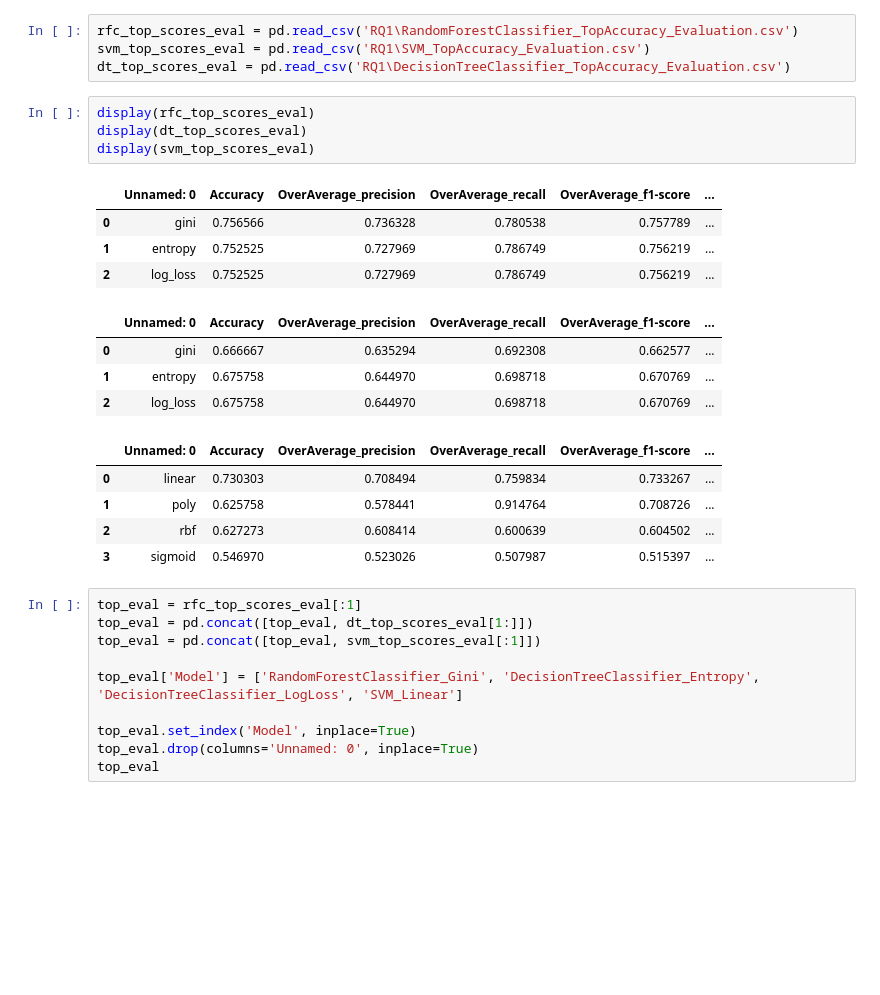
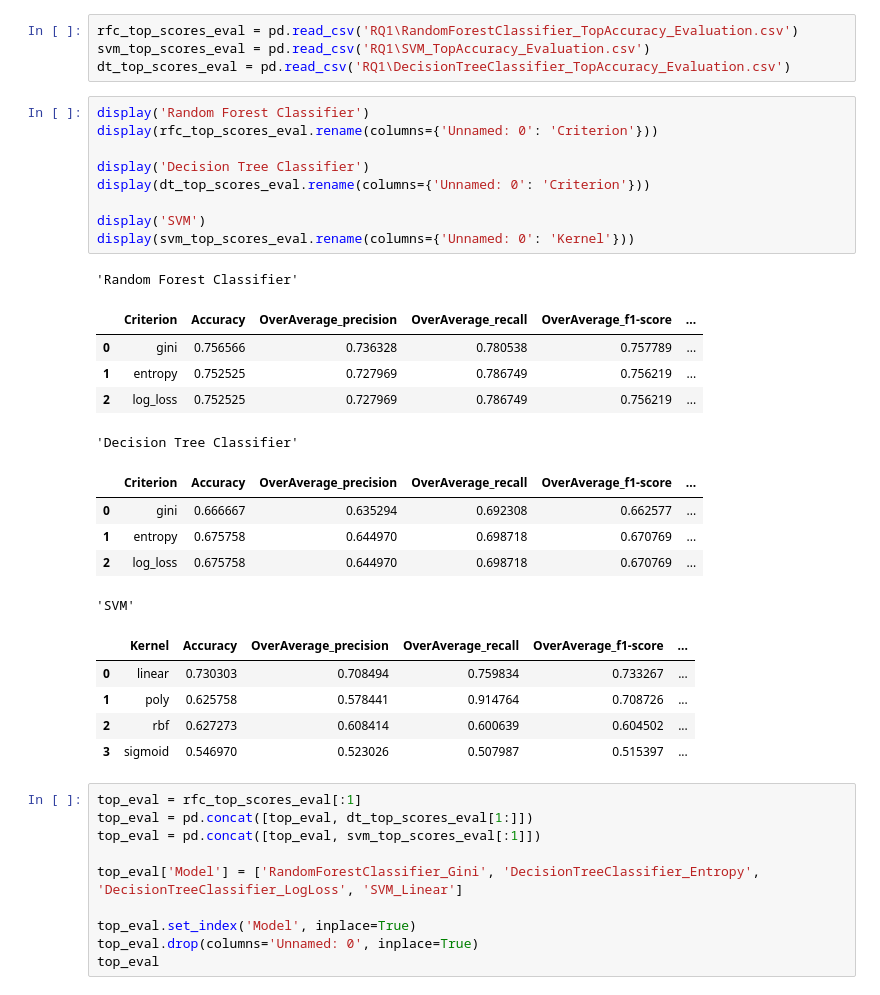
Before and after one commit to pokkyy/FYP-SkillAnalytics, a Jupyter notebook: PIAAC_RO1.ipynb, the cells around one changed output. Saved outputs shown, nothing was run; the diff lists cells and outputs as text; blank space fills up the shorter version.

```diff
--- a/PIAAC_RO1.ipynb
+++ b/PIAAC_RO1.ipynb
@@ -897,24 +897,32 @@ display(svm_importance_df)
 rfc_top_scores_eval = pd.read_csv('RQ1\RandomForestClassifier_TopAccuracy_Evaluation.csv')
 svm_top_scores_eval = pd.read_csv('RQ1\SVM_TopAccuracy_Evaluation.csv')
 dt_top_scores_eval = pd.read_csv('RQ1\DecisionTreeClassifier_TopAccuracy_Evaluation.csv')
-# %%
-display(rfc_top_scores_eval)
-display(dt_top_scores_eval)
-display(svm_top_scores_eval)
-# %% [output]
-|  | Unnamed: 0 | Accuracy | OverAverage_precision | OverAverage_recall | OverAverage_f1-score | ... |
-| 0 | gini | 0.756566 | 0.736328 | 0.780538 | 0.757789 | ... |
-| 1 | entropy | 0.752525 | 0.727969 | 0.786749 | 0.756219 | ... |
-| 2 | log_loss | 0.752525 | 0.727969 | 0.786749 | 0.756219 | ... |
-|  | Unnamed: 0 | Accuracy | OverAverage_precision | OverAverage_recall | OverAverage_f1-score | ... |
-| 0 | gini | 0.666667 | 0.635294 | 0.692308 | 0.662577 | ... |
-| 1 | entropy | 0.675758 | 0.644970 | 0.698718 | 0.670769 | ... |
-| 2 | log_loss | 0.675758 | 0.644970 | 0.698718 | 0.670769 | ... |
-|  | Unnamed: 0 | Accuracy | OverAverage_precision | OverAverage_recall | OverAverage_f1-score | ... |
-| 0 | linear | 0.730303 | 0.708494 | 0.759834 | 0.733267 | ... |
-| 1 | poly | 0.625758 | 0.578441 | 0.914764 | 0.708726 | ... |
-| 2 | rbf | 0.627273 | 0.608414 | 0.600639 | 0.604502 | ... |
-| 3 | sigmoid | 0.546970 | 0.523026 | 0.507987 | 0.515397 | ... |
+# %%
+display('Random Forest Classifier')
+display(rfc_top_scores_eval.rename(columns={'Unnamed: 0': 'Criterion'}))
+
+display('Decision Tree Classifier')
+display(dt_top_scores_eval.rename(columns={'Unnamed: 0': 'Criterion'}))
+
+display('SVM')
+display(svm_top_scores_eval.rename(columns={'Unnamed: 0': 'Kernel'}))
+# %% [output]
+'Random Forest Classifier'
+|  | Criterion | Accuracy | OverAverage_precision | OverAverage_recall | OverAverage_f1-score | ... |
+| 0 | gini | 0.756566 | 0.736328 | 0.780538 | 0.757789 | ... |
+| 1 | entropy | 0.752525 | 0.727969 | 0.786749 | 0.756219 | ... |
+| 2 | log_loss | 0.752525 | 0.727969 | 0.786749 | 0.756219 | ... |
+'Decision Tree Classifier'
+|  | Criterion | Accuracy | OverAverage_precision | OverAverage_recall | OverAverage_f1-score | ... |
+| 0 | gini | 0.666667 | 0.635294 | 0.692308 | 0.662577 | ... |
+| 1 | entropy | 0.675758 | 0.644970 | 0.698718 | 0.670769 | ... |
+| 2 | log_loss | 0.675758 | 0.644970 | 0.698718 | 0.670769 | ... |
+'SVM'
+|  | Kernel | Accuracy | OverAverage_precision | OverAverage_recall | OverAverage_f1-score | ... |
+| 0 | linear | 0.730303 | 0.708494 | 0.759834 | 0.733267 | ... |
+| 1 | poly | 0.625758 | 0.578441 | 0.914764 | 0.708726 | ... |
+| 2 | rbf | 0.627273 | 0.608414 | 0.600639 | 0.604502 | ... |
+| 3 | sigmoid | 0.546970 | 0.523026 | 0.507987 | 0.515397 | ... |
 # %%
 top_eval = rfc_top_scores_eval[:1]
 top_eval = pd.concat([top_eval, dt_top_scores_eval[1:]])
```
Also changed, not shown: parts of 1 cell of this notebook, 2 other files.
